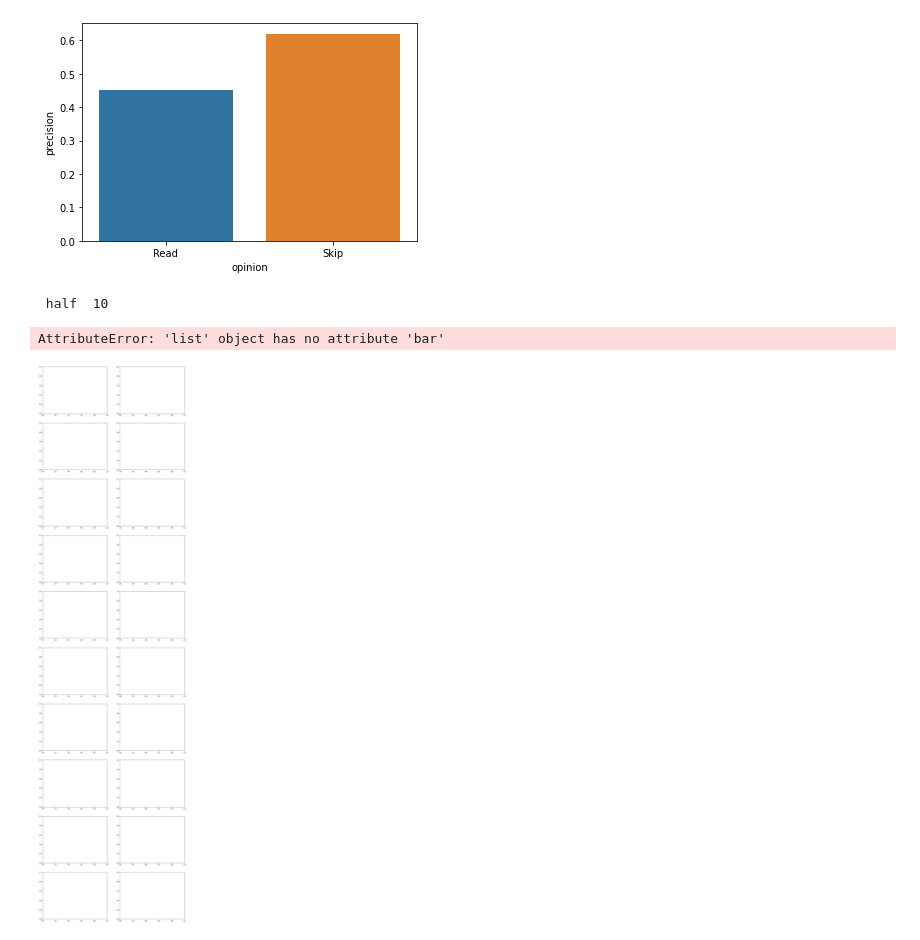
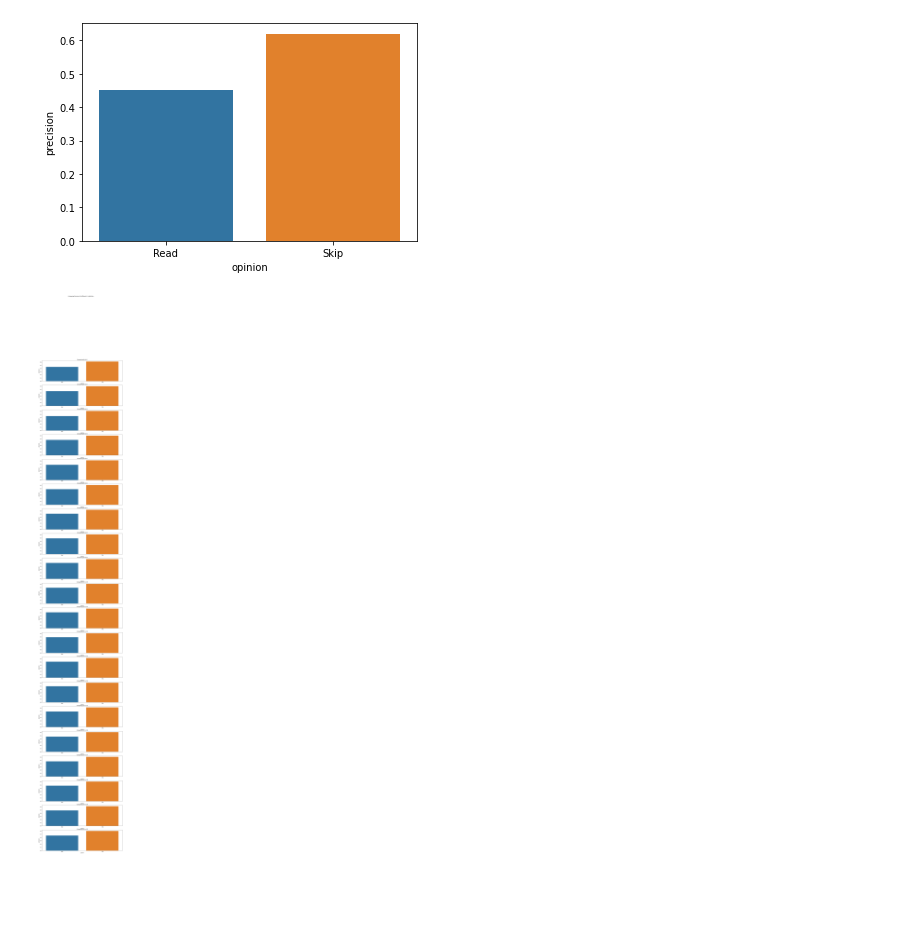
Before and after one commit to JesuisOriginal/SeLiga, a Jupyter notebook: Prediction on read news by individual.ipynb, the cells around one changed output. Cells and saved outputs as stored; diff of their text form; code cells hidden in the pictures; blank space fills up the shorter version.

Commit message:
Updated plots: at the Knn notebook

```diff
--- a/Prediction on read news by individual.ipynb
+++ b/Prediction on read news by individual.ipynb
@@ -374,20 +356,13 @@ sns.barplot(x='opinion', y='precision', data = frames[0])
 <AxesSubplot:xlabel='opinion', ylabel='precision'>
 [figure]
 # %%
-fig, axes = plt.subplots(int(len(confusion_m)/2), 2, figsize=(16,64))
-print(' half ', int(len(confusion_m)/2))
+fig, axes = plt.subplots(20, 1, figsize=(16,100))
 
-# Ver quem teve mais Trues, e quem teve mais Falses
-for i in range(0, int(len(confusion_m)/2)):
-    sns.barplot(x='opinion', y='precision', data = frames[i], ax=[i,0])
-    title = "Precision for K = {0}".format(i+1)
-    axes[i][0].set_title(title)
+fig.suptitle("Comparing Precision for different K in both knn")
 
-    index = int(len(confusion_m)/2)+i
-    sns.barplot(x='opinion', y='precision', data = frames[index], ax=[i,1])
-    title = "Precision for K = {0}".format(index)
-    axes[i][1].set_title(title)
+for i in range(0, len(frames)):
+    sns.barplot(x="opinion", y="precision", data = frames[i], ax=axes[i])
+    title = "Comparing for k={}".format(i+1)
+    axes[i].set_title(title)
 # %% [output]
- half  10
-AttributeError: 'list' object has no attribute 'bar'
-[figure, old version]
+[figure, new version]
```
Also changed, not shown: parts of 6 cells of this notebook.
